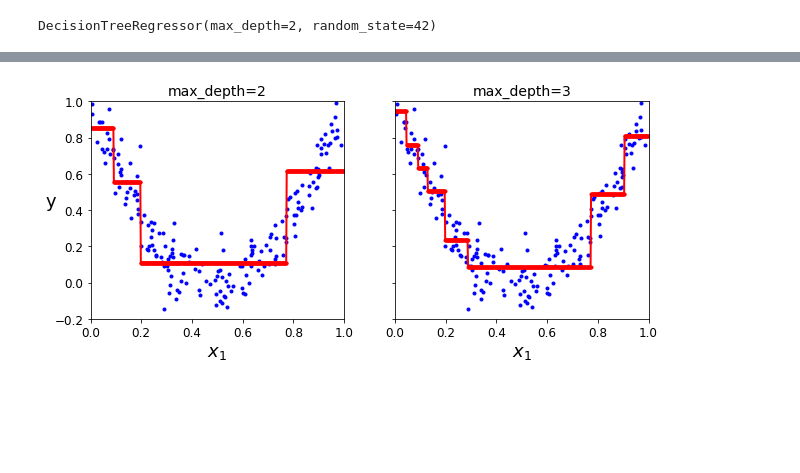
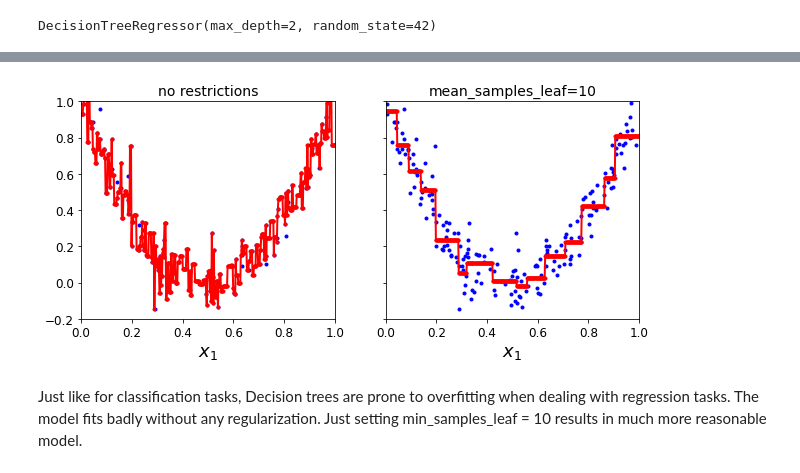
Before and after one commit to sankalptambe/decision-trees, a Jupyter notebook: decision_trees.ipynb, the cells around one changed output, grey strips where cells are left out. Cells and saved outputs as stored; diff of their text form; code cells hidden in the pictures; blank space fills up the shorter version.

```diff
--- a/decision_trees.ipynb
+++ b/decision_trees.ipynb
@@ -226,30 +234,32 @@ DecisionTreeRegressor(max_depth=2, random_state=42)
 # %%
-tree_reg1 = DecisionTreeRegressor(max_depth=2, random_state=42)
-tree_reg2 = DecisionTreeRegressor(max_depth=3, random_state=42)
+tree_reg1 = DecisionTreeRegressor(random_state=42)
+tree_reg2 = DecisionTreeRegressor(min_samples_leaf=10, random_state=42)
 
 tree_reg1.fit(X, y)
 tree_reg2.fit(X, y)
 
 def plot_regression_predictions(reg, X, y, axes=[0, 1, -0.2, 1], ylabel="$y$"):
     x1s = np.linspace(axes[0], axes[1], 500).reshape(-1, 1)
     y_pred = reg.predict(x1s)
     plt.axis(axes)
     plt.xlabel("$x_1$", fontsize=18)
     if ylabel:
         plt.ylabel(ylabel, fontsize=18, rotation=0)
     plt.plot(X, y, 'b.')
     plt.plot(x1s, y_pred, 'r.-', linewidth=2, label=r"$\hat{y}$")
 
 fig, axes = plt.subplots(ncols=2, figsize=(10, 4), sharey=True)
 
 plt.sca(axes[0])
 plot_regression_predictions(tree_reg1, X, y, ylabel=None)
-plt.title("max_depth=2", fontsize=14)
+plt.title("no restrictions", fontsize=14)
 
 plt.sca(axes[1])
 plot_regression_predictions(tree_reg2, X, y, ylabel=None)
-plt.title("max_depth=3", fontsize=14)
+plt.title("mean_samples_leaf=10", fontsize=14)
 
 plt.show()
 # %% [output]
-[figure, old version]
+[figure, new version]
+# %% [markdown]
+Just like for classification tasks, Decision trees are prone to overfitting when dealing with regression tasks. The model fits badly without any regularization. Just setting min_samples_leaf = 10 results in much more reasonable model.
```
Also changed, not shown: parts of 3 cells of this notebook.
